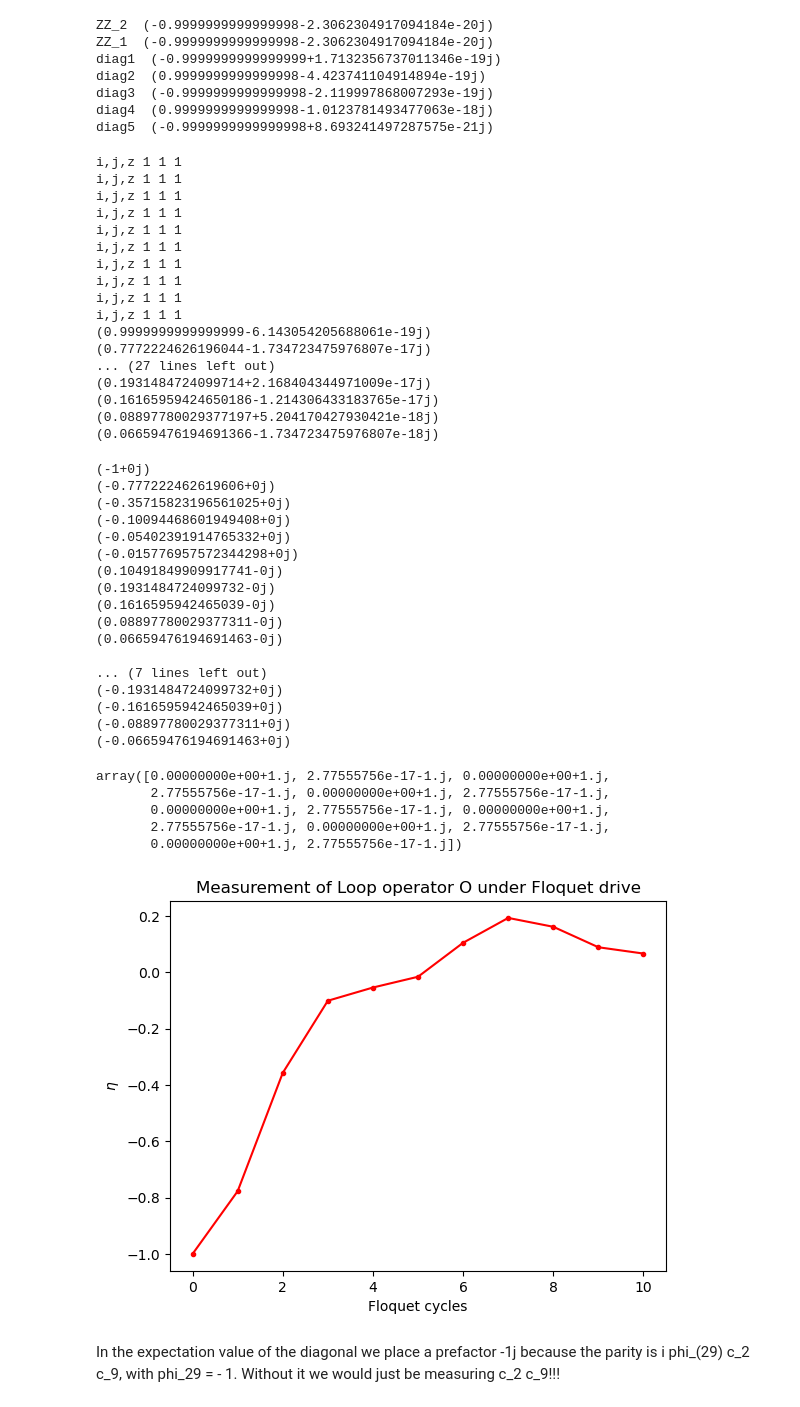
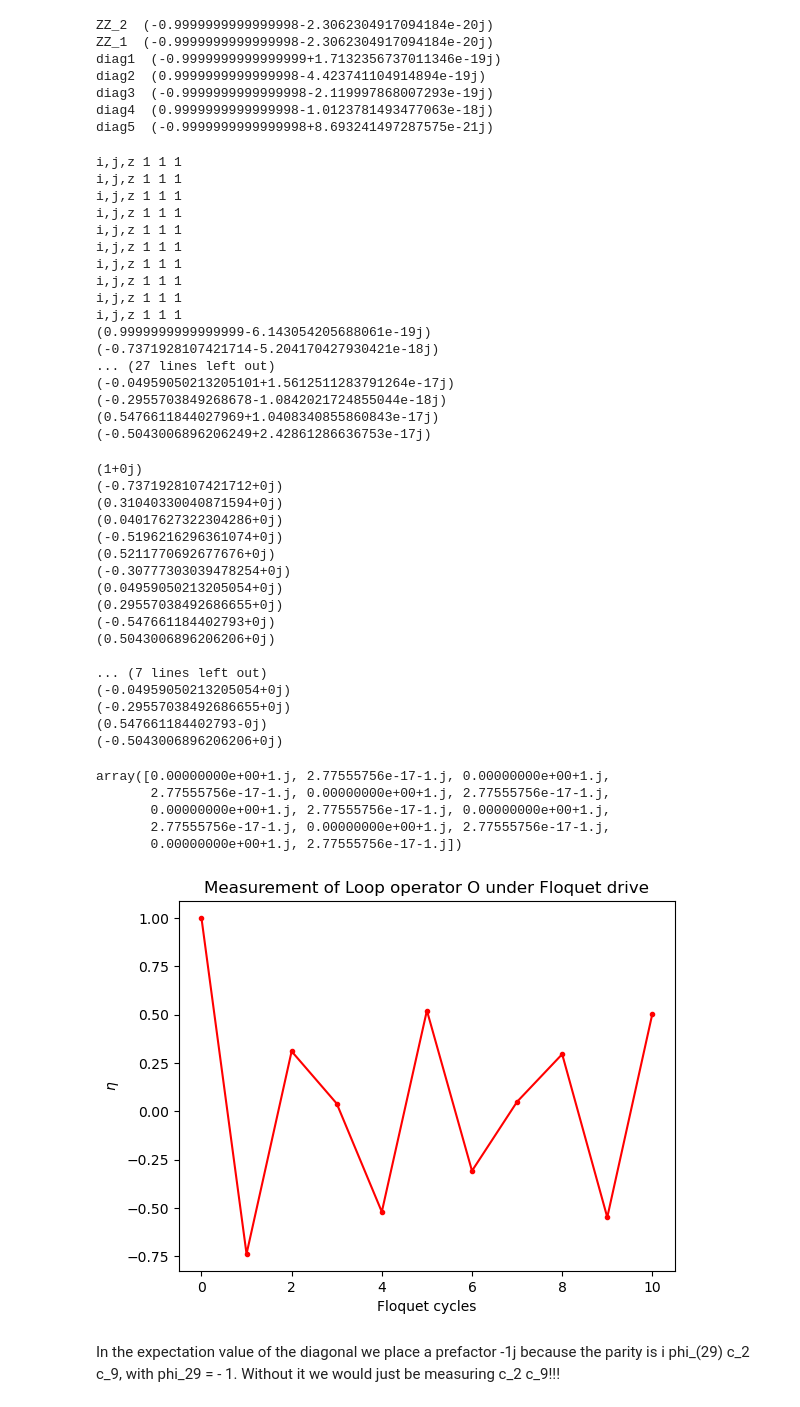
Before and after one commit to gconcheri/MasterThesis, a Jupyter notebook: ed_vs_fgs.ipynb, the cells around one changed output. Saved outputs shown, nothing was run; the diff lists cells and outputs as text; code cells hidden in the pictures.

```diff
--- a/ed_vs_fgs.ipynb
+++ b/ed_vs_fgs.ipynb
@@ -177,7 +177,7 @@ diag3  (-0.9999999999999998-2.119997868007293e-19j)
 diag4  (0.9999999999999998-1.0123781493477063e-18j)
 diag5  (-0.9999999999999998+8.693241497287575e-21j)
 # %%
-T = 0.2
+T = 0.8
 
 _, list_e_loop = ed.floquet_evolution(psi_e, 10, n_spins, e_loop, T=T, X=X, Z=Z, Y=Y, I=I)
 
@@ -201,12 +201,12 @@ i,j,z 1 1 1
 i,j,z 1 1 1
 i,j,z 1 1 1
 (0.9999999999999999-6.143054205688061e-19j)
-(0.7772224626196044-1.734723475976807e-17j)
+(-0.7371928107421714-5.204170427930421e-18j)
 ... (27 lines left out)
-(0.1931484724099714+2.168404344971009e-17j)
-(0.16165959424650186-1.214306433183765e-17j)
-(0.08897780029377197+5.204170427930421e-18j)
-(0.06659476194691366-1.734723475976807e-18j)
+(-0.04959050213205101+1.5612511283791264e-17j)
+(-0.2955703849268678-1.0842021724855044e-18j)
+(0.5476611844027969+1.0408340855860843e-17j)
+(-0.5043006896206249+2.42861286636753e-17j)
 # %%
 fgs.reset_cov_0_matrix()
 fgs.reset_cov_e_matrix()
@@ -219,54 +219,52 @@ exp_value_loop = []
 exp_value_diagonal = []
 
 indices = [2,9]
-diagonal = np.zeros(model.Nsites)
-diagonal[indices] = 1  # sets all specified indices to 1
 
 for i in range(N):
-    exp_value_loop.append(fgs.expectation_val_Majorana_string(model, small_loop=True)[1])
-    exp_value_diagonal.append(fgs.expectation_val_Majorana_string(majoranas=diagonal, factor = -1j)[1])
+    exp_value_loop.append(fgs.expectation_value_loop(small_loop=True)[1])
+    exp_value_diagonal.append(fgs.expectation_val_Majorana_string(Cov = fgs.Cov_e, indices = indices, factor = -1j))
     fgs.update_cov_e_matrix(Re)
 
-exp_value_loop.append(fgs.expectation_val_Majorana_string(model, small_loop=True)[1])
-exp_value_diagonal.append(fgs.expectation_val_Majorana_string(majoranas=diagonal, factor = -1j)[1])
+exp_value_loop.append(fgs.expectation_value_loop(small_loop=True)[1])
+exp_value_diagonal.append(fgs.expectation_val_Majorana_string(Cov = fgs.Cov_e, indices = indices, factor = -1j))
 
 
 for i in exp_value_loop:
     print(i)
 print()
 
 for i in exp_value_diagonal:
     print(i)
 
 plt.plot(range(N+1), exp_value_loop, '.-', color='red')
 plt.xlabel('Floquet cycles')
 plt.ylabel(r'$\eta$')
 plt.title("Measurement of Loop operator O under Floquet drive")
 
 np.linalg.eigvals(fgs.Cov_0)
 # %% [output]
-(-1+0j)
-(-0.777222462619606+0j)
-(-0.35715823196561025+0j)
-(-0.10094468601949408+0j)
-(-0.05402391914765332+0j)
-(-0.015776957572344298+0j)
-(0.10491849909917741-0j)
-(0.1931484724099732-0j)
-(0.1616595942465039-0j)
-(0.08897780029377311-0j)
-(0.06659476194691463-0j)
+(1+0j)
+(-0.7371928107421712+0j)
+(0.31040330040871594+0j)
+(0.04017627322304286+0j)
+(-0.5196216296361074+0j)
+(0.5211770692677676+0j)
+(-0.30777303039478254+0j)
+(0.04959050213205054+0j)
+(0.29557038492686655+0j)
+(-0.547661184402793+0j)
+(0.5043006896206206+0j)
 
 ... (7 lines left out)
-(-0.1931484724099732+0j)
-(-0.1616595942465039+0j)
-(-0.08897780029377311+0j)
-(-0.06659476194691463+0j)
+(-0.04959050213205054+0j)
+(-0.29557038492686655+0j)
+(0.547661184402793-0j)
+(-0.5043006896206206+0j)
 array([0.00000000e+00+1.j, 2.77555756e-17-1.j, 0.00000000e+00+1.j,
        2.77555756e-17-1.j, 0.00000000e+00+1.j, 2.77555756e-17-1.j,
        0.00000000e+00+1.j, 2.77555756e-17-1.j, 0.00000000e+00+1.j,
        2.77555756e-17-1.j, 0.00000000e+00+1.j, 2.77555756e-17-1.j,
        0.00000000e+00+1.j, 2.77555756e-17-1.j])
-[figure, old version]
+[figure, new version]
 # %% [markdown]
 In the expectation value of the diagonal we place a prefactor -1j because the parity is i phi_(29) c_2 c_9, with phi_29 = - 1. Without it we would just be measuring c_2 c_9!!!
```
Also changed, not shown: 6 other files.
